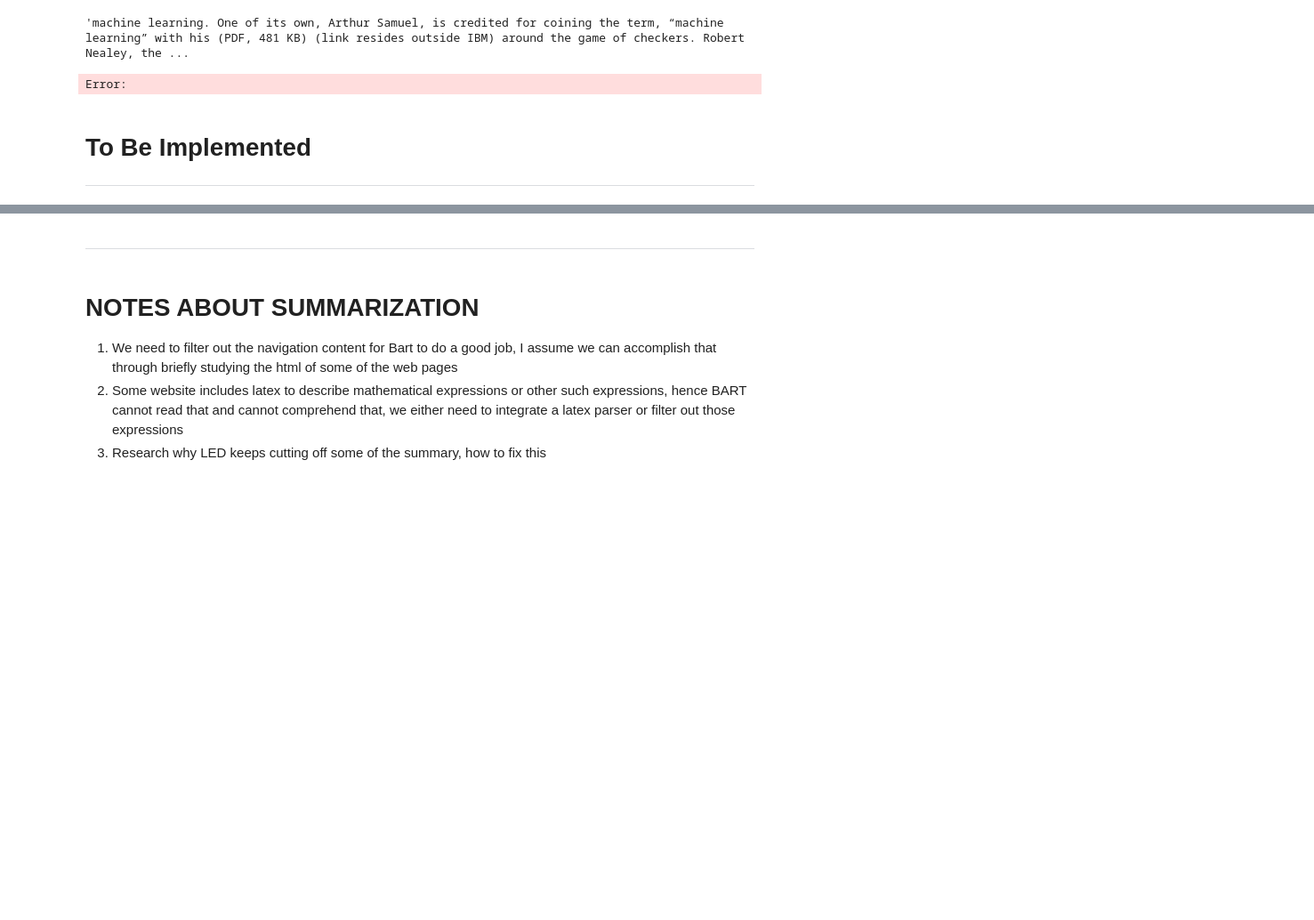
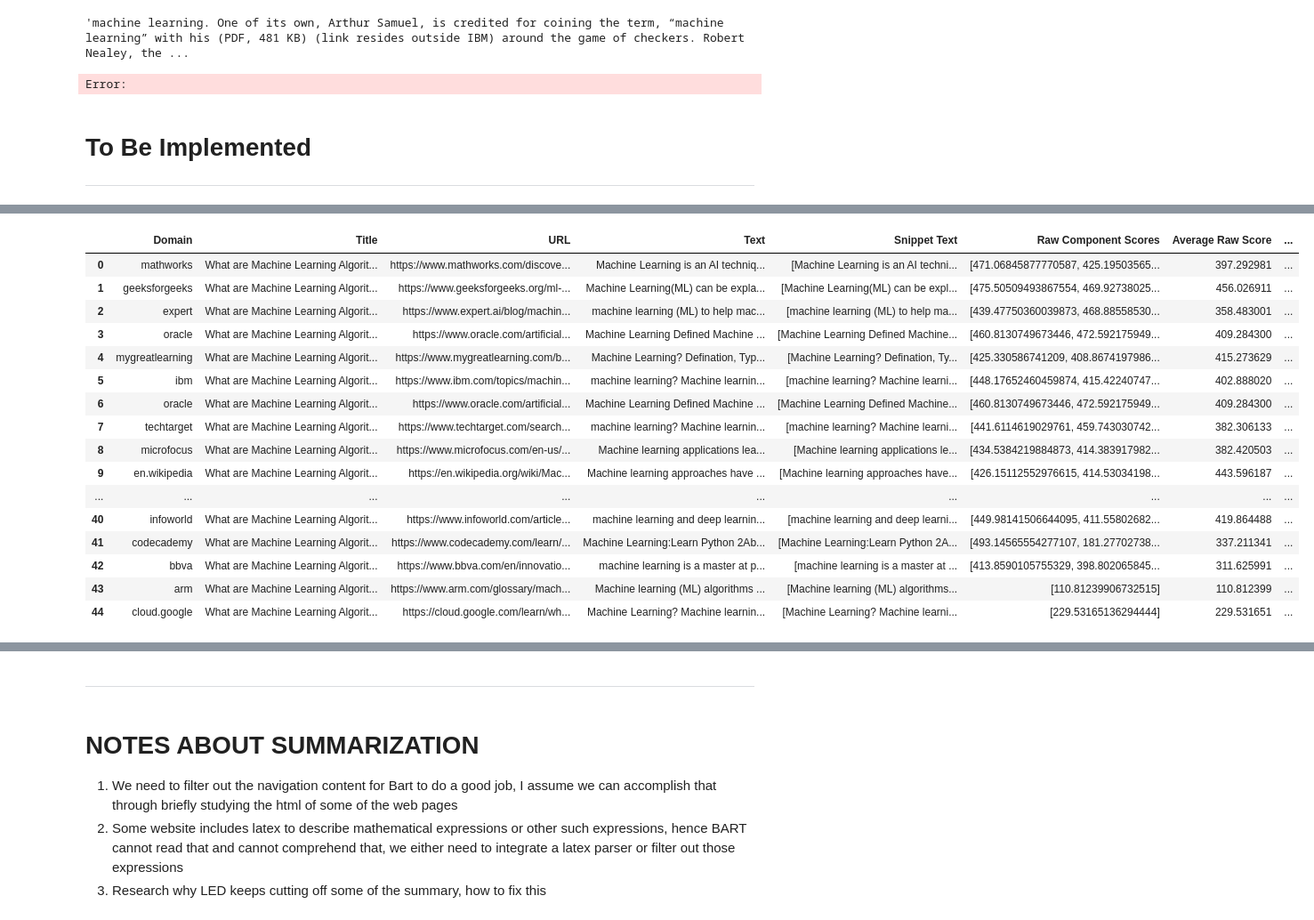
Before and after one commit to Wiliamz01/SearchSense, a Jupyter notebook: backend/ML.ipynb, the cells around one changed output, grey strips where cells are left out. Shown at 89% size. Cells and saved outputs as stored; diff of their text form; code cells hidden in the pictures; blank space fills up the shorter version.

```diff
--- a/backend/ML.ipynb
+++ b/backend/ML.ipynb
@@ -113,0 +243,10 @@ print(len(df["Text"][8]))
+# %%
+#The above cell appears to be working, now apply to the entire dataframe and create a new column:
+
+df["Snippet Text"] = None
+# Iterate through each entry in df["Text"]
+for i, entry_text in enumerate(df["Text"]):
+    text_components = split_text_into_components(entry_text)
+    df.at[i, "Snippet Text"] = text_components
+
+df
@@ -113,0 +271,7 @@ print(len(df["Text"][8]))
+# %%
+'''Now apply the complexity score formula (raw, unnormalized, score) to each of the text components for each entry in
+df["Snippet Text"], and store each score in a 1D list'''
+
+# Apply the complexity_score function to each text component
+df["Raw Component Scores"] = df["Snippet Text"].apply(lambda components: [complexity_score(component) for component in components])
+df
@@ -113,0 +296,6 @@ print(len(df["Text"][8]))
+# %%
+# Filter out rows with URLs containing "youtube"
+# And if for some reason there are entry text entries, remove those too
+df = df[~df['Domain'].str.contains('youtube')]
+df = df[df['Text'] != '']
+df
@@ -113,0 +320,27 @@ print(len(df["Text"][8]))
+# %%
+# Calculate the average scores for each entry in "Raw Component Scores"
+df["Average Raw Score"] = df["Raw Component Scores"].apply(lambda scores: sum(scores) / len(scores))
+
+# Normalize the average scores from 0 to 1
+max_score = df["Average Raw Score"].max()
+min_score = df["Average Raw Score"].min()
+df["Normalized Raw Scores"] = (df["Average Raw Score"] - min_score) / (max_score - min_score)
+df
+# %% [output]
+|  | Domain | Title | URL | Text | Snippet Text | Raw Component Scores | Average Raw Score | ... |
+| 0 | mathworks | What are Machine Learning Algorit... | https://www.mathworks.com/discove... | Machine Learning is an AI techniq... | [Machine Learning is an AI techni... | [471.06845877770587, 425.19503565... | 397.292981 | ... |
+| 1 | geeksforgeeks | What are Machine Learning Algorit... | https://www.geeksforgeeks.org/ml-... | Machine Learning(ML) can be expla... | [Machine Learning(ML) can be expl... | [475.50509493867554, 469.92738025... | 456.026911 | ... |
+| 2 | expert | What are Machine Learning Algorit... | https://www.expert.ai/blog/machin... | machine learning (ML) to help mac... | [machine learning (ML) to help ma... | [439.47750360039873, 468.88558530... | 358.483001 | ... |
+| 3 | oracle | What are Machine Learning Algorit... | https://www.oracle.com/artificial... | Machine Learning Defined Machine ... | [Machine Learning Defined Machine... | [460.8130749673446, 472.592175949... | 409.284300 | ... |
+| 4 | mygreatlearning | What are Machine Learning Algorit... | https://www.mygreatlearning.com/b... | Machine Learning? Defination, Typ... | [Machine Learning? Defination, Ty... | [425.330586741209, 408.8674197986... | 415.273629 | ... |
+| 5 | ibm | What are Machine Learning Algorit... | https://www.ibm.com/topics/machin... | machine learning? Machine learnin... | [machine learning? Machine learni... | [448.17652460459874, 415.42240747... | 402.888020 | ... |
+| 6 | oracle | What are Machine Learning Algorit... | https://www.oracle.com/artificial... | Machine Learning Defined Machine ... | [Machine Learning Defined Machine... | [460.8130749673446, 472.592175949... | 409.284300 | ... |
+| 7 | techtarget | What are Machine Learning Algorit... | https://www.techtarget.com/search... | machine learning? Machine learnin... | [machine learning? Machine learni... | [441.6114619029761, 459.743030742... | 382.306133 | ... |
+| 8 | microfocus | What are Machine Learning Algorit... | https://www.microfocus.com/en-us/... | Machine learning applications lea... | [Machine learning applications le... | [434.5384219884873, 414.383917982... | 382.420503 | ... |
+| 9 | en.wikipedia | What are Machine Learning Algorit... | https://en.wikipedia.org/wiki/Mac... | Machine learning approaches have ... | [Machine learning approaches have... | [426.15112552976615, 414.53034198... | 443.596187 | ... |
+| ... | ... | ... | ... | ... | ... | ... | ... | ... |
+| 40 | infoworld | What are Machine Learning Algorit... | https://www.infoworld.com/article... | machine learning and deep learnin... | [machine learning and deep learni... | [449.98141506644095, 411.55802682... | 419.864488 | ... |
+| 41 | codecademy | What are Machine Learning Algorit... | https://www.codecademy.com/learn/... | Machine Learning:Learn Python 2Ab... | [Machine Learning:Learn Python 2A... | [493.14565554277107, 181.27702738... | 337.211341 | ... |
+| 42 | bbva | What are Machine Learning Algorit... | https://www.bbva.com/en/innovatio... | machine learning is a master at p... | [machine learning is a master at ... | [413.8590105755329, 398.802065845... | 311.625991 | ... |
+| 43 | arm | What are Machine Learning Algorit... | https://www.arm.com/glossary/mach... | Machine learning (ML) algorithms ... | [Machine learning (ML) algorithms... | [110.81239906732515] | 110.812399 | ... |
+| 44 | cloud.google | What are Machine Learning Algorit... | https://cloud.google.com/learn/wh... | Machine Learning? Machine learnin... | [Machine Learning? Machine learni... | [229.53165136294444] | 229.531651 | ... |
```
Also changed, not shown: parts of 20 cells of this notebook, 4 other files.
